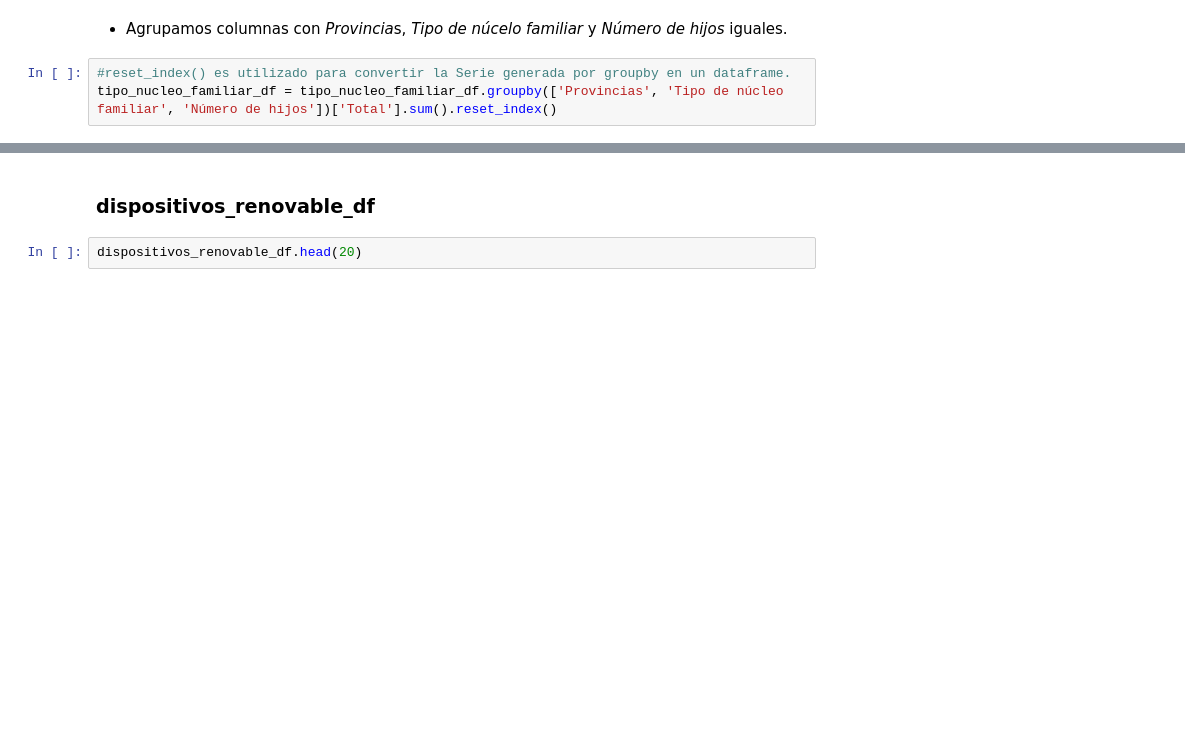
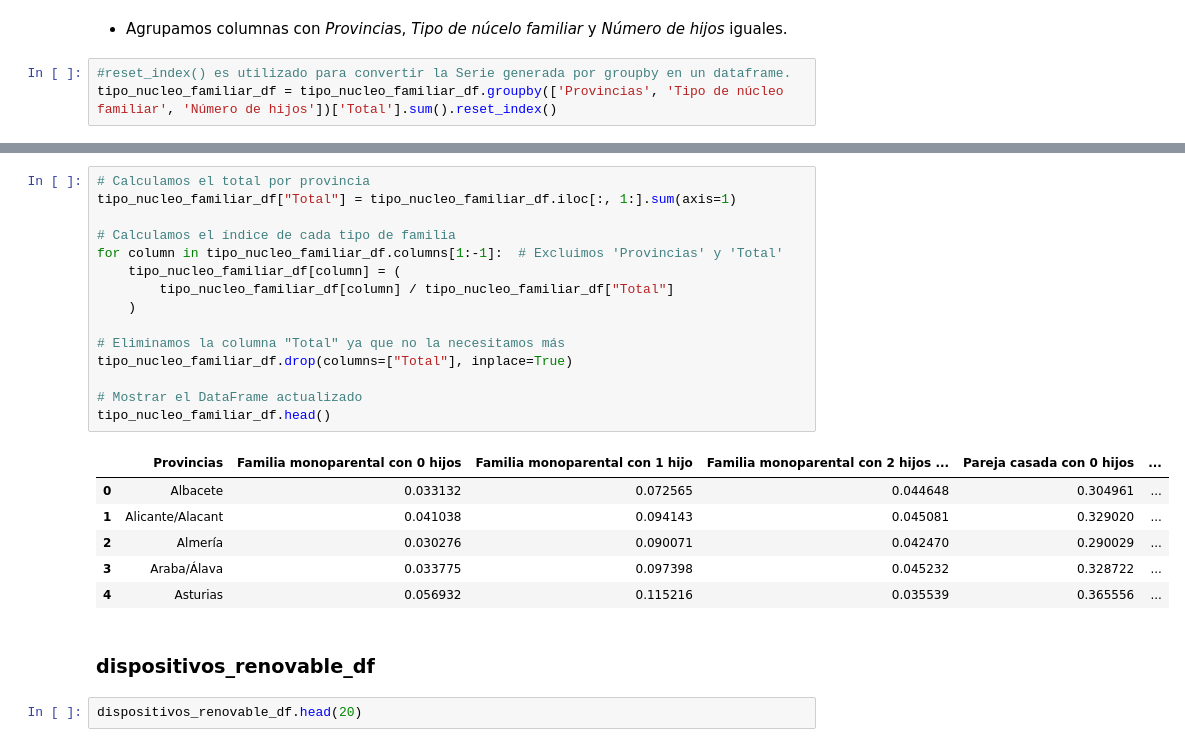
Before and after one commit to elena-17/DataMining-24-25, a Jupyter notebook: src/data_card_3_processing.ipynb, the cells around one changed output, grey strips where cells are left out. Drawn from its saved outputs; the diff is of its cells as text; blank space fills up the shorter version.

Commit message:
Update v2 data_card_3_processing notebook

```diff
--- a/src/data_card_3_processing.ipynb
+++ b/src/data_card_3_processing.ipynb
@@ -112,3 +202,25 @@ tipo_nucleo_familiar_df.head()
+# %%
+# Calculamos el total por provincia
+tipo_nucleo_familiar_df["Total"] = tipo_nucleo_familiar_df.iloc[:, 1:].sum(axis=1)
+
+# Calculamos el índice de cada tipo de familia
+for column in tipo_nucleo_familiar_df.columns[1:-1]:  # Excluimos 'Provincias' y 'Total'
+    tipo_nucleo_familiar_df[column] = (
+        tipo_nucleo_familiar_df[column] / tipo_nucleo_familiar_df["Total"]
+    )
+
+# Eliminamos la columna "Total" ya que no la necesitamos más
+tipo_nucleo_familiar_df.drop(columns=["Total"], inplace=True)
+
+# Mostrar el DataFrame actualizado
+tipo_nucleo_familiar_df.head()
+# %% [output]
+|  | Provincias | Familia monoparental con 0 hijos | Familia monoparental con 1 hijo | Familia monoparental con 2 hijos ... | Pareja casada con 0 hijos | ... |
+| 0 | Albacete | 0.033132 | 0.072565 | 0.044648 | 0.304961 | ... |
+| 1 | Alicante/Alacant | 0.041038 | 0.094143 | 0.045081 | 0.329020 | ... |
+| 2 | Almería | 0.030276 | 0.090071 | 0.042470 | 0.290029 | ... |
+| 3 | Araba/Álava | 0.033775 | 0.097398 | 0.045232 | 0.328722 | ... |
+| 4 | Asturias | 0.056932 | 0.115216 | 0.035539 | 0.365556 | ... |
 # %% [markdown]
 ### dispositivos_renovable_df
 # %%
```
Also changed, not shown: parts of 29 cells of this notebook.
